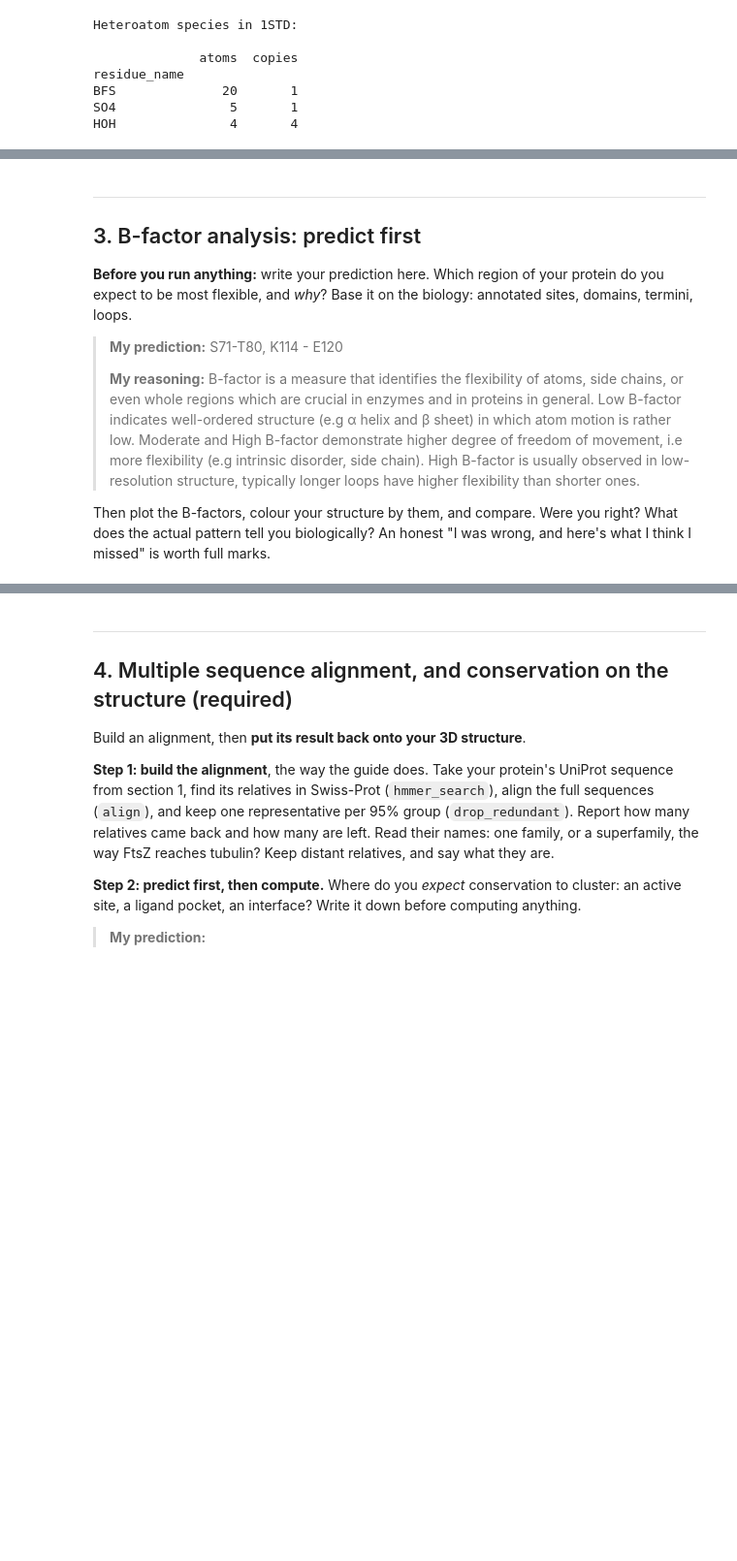
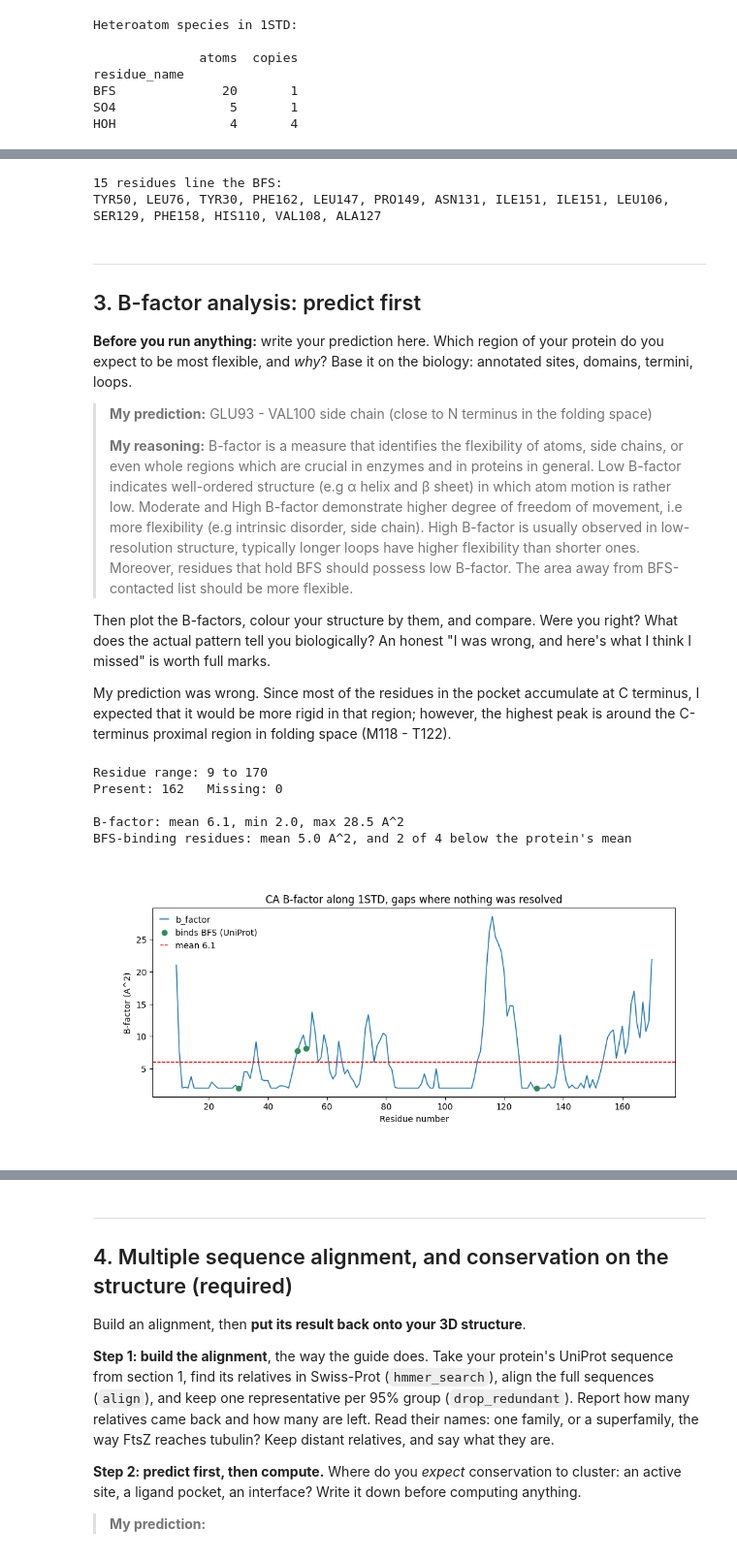
Before and after one commit to einleutchen/Assignment_SPW, a Jupyter notebook: ex01/ex01_workbook.ipynb, the cells around one changed output, grey strips where cells are left out. Shown at 97% size. Saved outputs shown, nothing was run; the diff lists cells and outputs as text; code cells hidden in the pictures; blank space fills up the shorter version.

```diff
--- a/ex01/ex01_workbook.ipynb
+++ b/ex01/ex01_workbook.ipynb
@@ -509,3 +521,17 @@ HOH               4       4
+# %%
+# Seventeen labels, read off the view above and typed out. That is the whole method: a
+# binding site is short enough to type, and typing it makes you look at each residue
+# instead of at a number. Notice they come in four stretches that are far apart in the
+# sequence and adjacent in space.
+contacts = ["TYR50", "LEU76", "TYR30", "PHE162", "LEU147", "PRO149", "ASN131", "ILE151",
+            "ILE151", "LEU106", "SER129", "PHE158", "HIS110", "VAL108", "ALA127"]
+
+contact_resids = [int(name[3:]) for name in contacts]   # the numbers, for the comparison below
+
+print(f"{len(contacts)} residues line the BFS:\n{', '.join(contacts)}")
+# %% [output]
+15 residues line the BFS:
+TYR50, LEU76, TYR30, PHE162, LEU147, PRO149, ASN131, ILE151, ILE151, LEU106, SER129, PHE158, HIS110, VAL108, ALA127
 # %% [markdown]
 ---
 
@@ -515,10 +541,35 @@ HOH               4       4
 you expect to be most flexible, and *why*? Base it on the biology: annotated
 sites, domains, termini, loops.
 
-> **My prediction:** S71-T80, K114 - E120
+> **My prediction:** GLU93 - VAL100 side chain (close to N terminus in the folding space)
 >
-> **My reasoning:** B-factor is a measure that identifies the flexibility of atoms, side chains, or even whole regions which are crucial in enzymes and in proteins in general. Low B-factor indicates well-ordered structure (e.g α helix and β sheet) in which atom motion is rather low. Moderate and High B-factor demonstrate higher degree of freedom of movement, i.e more flexibility (e.g intrinsic disorder, side chain). High B-factor is usually observed in low-resolution structure, typically longer loops have higher flexibility than shorter ones.
+> **My reasoning:** B-factor is a measure that identifies the flexibility of atoms, side chains, or even whole regions which are crucial in enzymes and in proteins in general. Low B-factor indicates well-ordered structure (e.g α helix and β sheet) in which atom motion is rather low. Moderate and High B-factor demonstrate higher degree of freedom of movement, i.e more flexibility (e.g intrinsic disorder, side chain). High B-factor is usually observed in low-resolution structure, typically longer loops have higher flexibility than shorter ones. Moreover, residues that hold BFS should possess low B-factor. The area away from BFS-contacted list should be more flexible.
 
 Then plot the B-factors, colour your structure by them, and compare. Were you right? What does the actual pattern
 tell you biologically? An honest "I was wrong, and here's what I think I missed" is worth
 full marks.
+
+My prediction was wrong. Since most of the residues in the pocket accumulate at C terminus, I expected that it would be more rigid in that region; however, the highest peak is around the C-terminus proximal region in folding space (M118 - T122).
+# %%
+bfactors = bfactor_profile(atoms_df)
+print(f"Residue range: {bfactors.index.min()} to {bfactors.index.max()}")
+print(f"Present: {bfactors.notna().sum()}   Missing: {bfactors.isna().sum()}")
+print(f"\nB-factor: mean {bfactors.mean():.1f}, min {bfactors.min():.1f}, "
+      f"max {bfactors.max():.1f} A^2")
+print(f"BFS-binding residues: mean {bfactors[gtp].mean():.1f} A^2, and "
+      f"{(bfactors[gtp] < bfactors.mean()).sum()} of {len(gtp)} below the protein's mean")
+
+ax = bfactors.plot(figsize=(11, 4), lw=1.2,
+                   title=f"CA B-factor along {pdb_id}, gaps where nothing was resolved")
+ax.scatter(gtp, bfactors[gtp], color="seagreen", zorder=3, label="binds BFS (UniProt)")
+ax.set_ylabel("B-factor (A^2)")
+ax.axhline(bfactors.mean(), color="red", ls="--", lw=1, label=f"mean {bfactors.mean():.1f}")
+ax.legend()
+plt.show()
+# %% [output]
+Residue range: 9 to 170
+Present: 162   Missing: 0
+
+B-factor: mean 6.1, min 2.0, max 28.5 A^2
+BFS-binding residues: mean 5.0 A^2, and 2 of 4 below the protein's mean
+[figure, added]
```
Also changed, not shown: parts of 7 cells of this notebook.
